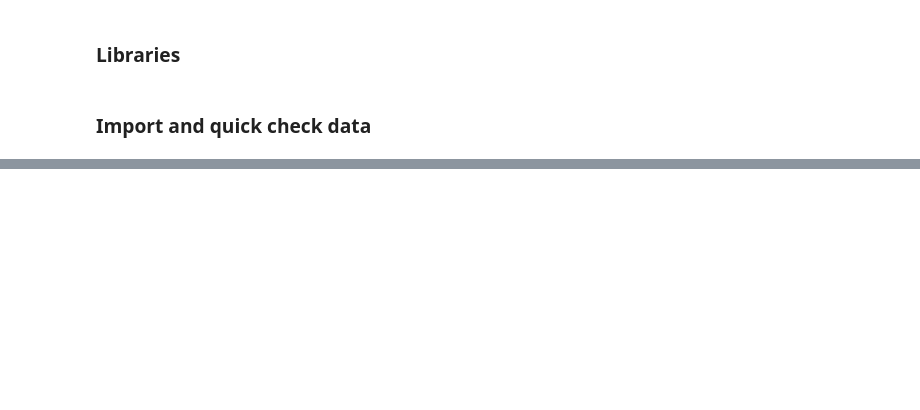
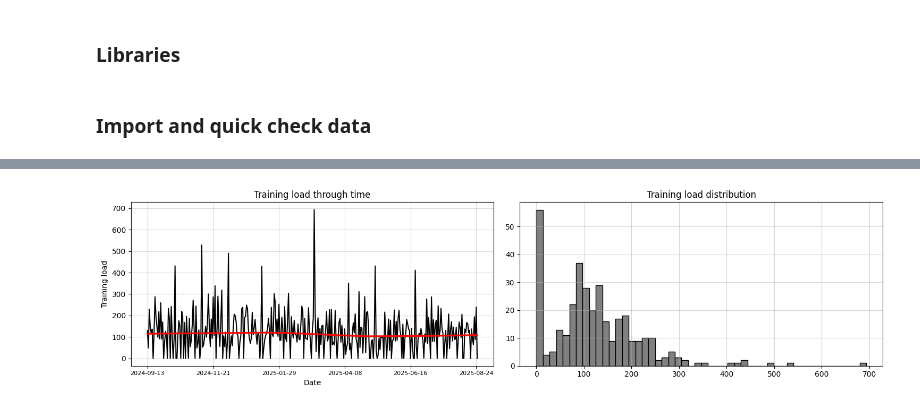
Before and after one commit to 1312Bravo/TrainingPeaks_customLog, a Jupyter notebook: analysis/relative_training_load/development.ipynb, the cells around one changed output, grey strips where cells are left out. Cells and saved outputs as stored; diff of their text form; code cells hidden in the pictures; blank space fills up the shorter version.

```diff
--- a/analysis/relative_training_load/development.ipynb
+++ b/analysis/relative_training_load/development.ipynb
@@ -162,0 +236,10 @@ Youu can tune the thresholds based on athlete type, sport, or training phase. Th
+# %%
+# Prepare data
+tl_data = (
+    training_data[["Datetime", "Training load"]].copy()
+    .groupby("Datetime").sum().reset_index()
+    .assign(**{"Date index": lambda x: np.arange(x.shape[0])[::-1] + 1})
+)
+
+# Rest day - TL = 0
+tl_data
@@ -162,0 +260,26 @@ Youu can tune the thresholds based on athlete type, sport, or training phase. Th
+# %%
+# Exploratory data analysis - EDA
+fig, ax = plt.subplots(1,2,figsize=(15, 4))
+indices = np.arange(tl_data.shape[0])
+
+# Training load trough time
+ax[0].set_title("Training load through time")
+ax[0].plot(indices, tl_data["Training load"], color="black")
+sns.regplot(x=indices, y=tl_data["Training load"], scatter=False, lowess=True, color="red", ax=ax[0])
+
+ax[0].set_xticks(indices[::max(1, len(indices)//5)])
+ax[0].set_xticklabels(tl_data["Datetime"].dt.strftime("%Y-%m-%d")[::max(1, len(indices)//5)], fontsize=8, rotation=0)
+ax[0].set_xlabel("Date")
+ax[0].set_ylabel("Training load")
+
+# Training load distribution
+ax[1].set_title("Training load distribution")
+ax[1].hist(tl_data["Training load"], bins=50, color="grey", edgecolor="black")
+
+for i in [0,1]:
+    ax[i].grid(alpha=.5)
+
+plt.tight_layout()
+plt.show()
+# %% [output]
+[figure, added]
```
Also changed, not shown: parts of 11 cells of this notebook.
